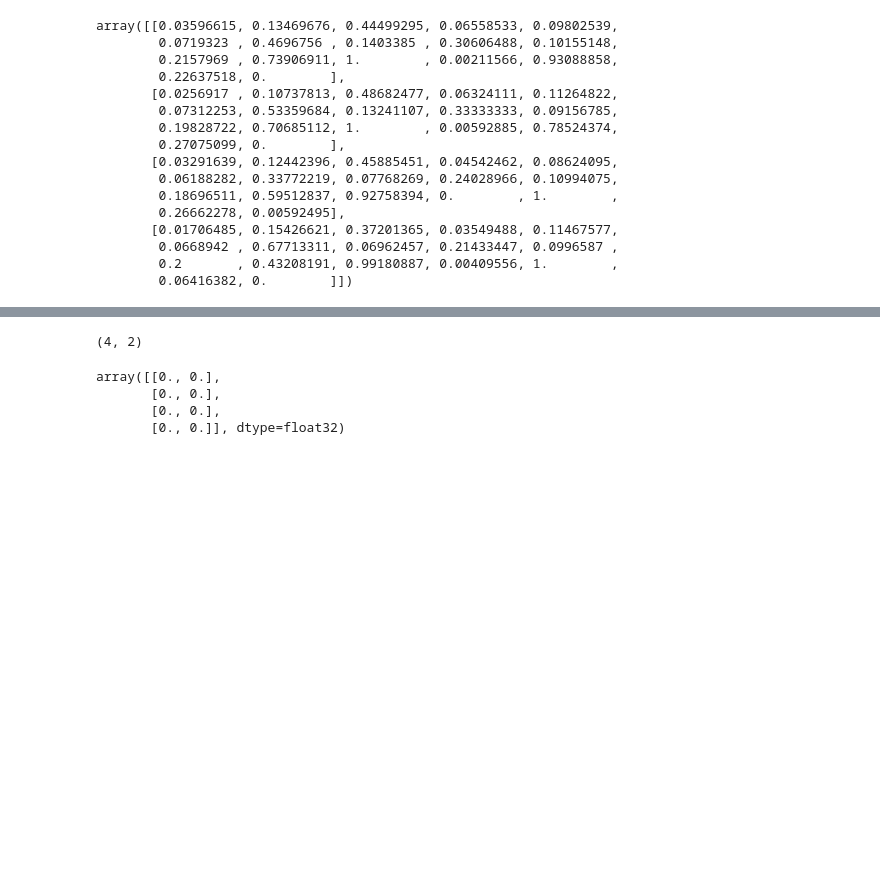
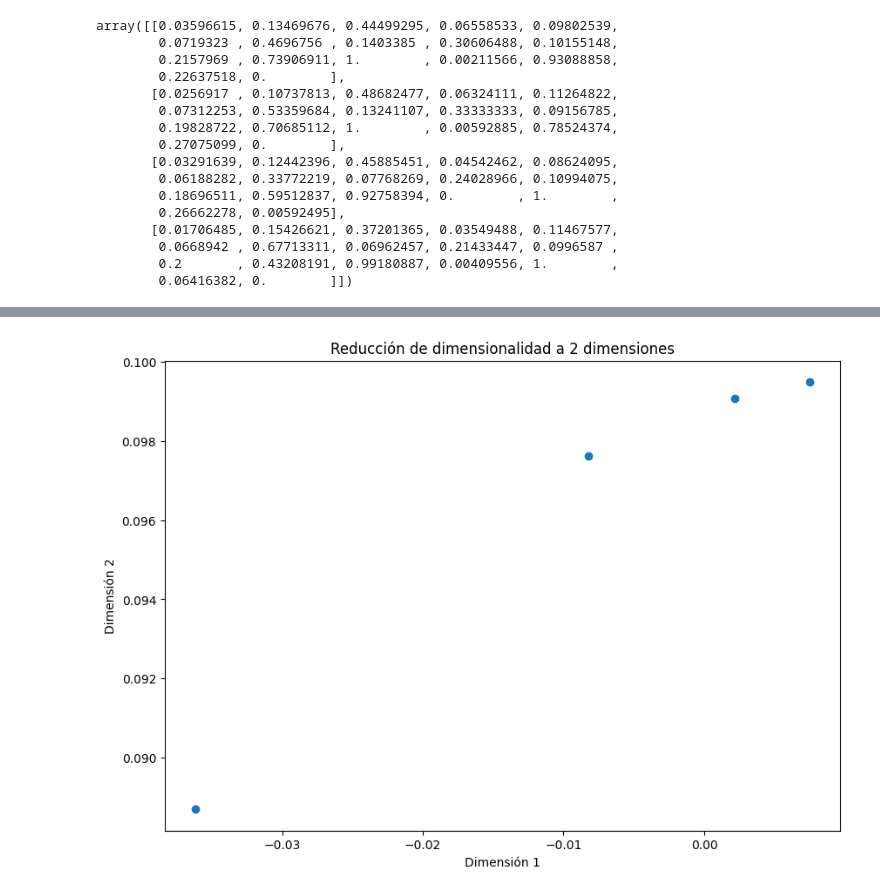
Before and after one commit to Priscigs/Lab5-DS, a Jupyter notebook: Lab5.ipynb, the cells around one changed output, grey strips where cells are left out. Cells and saved outputs as stored; diff of their text form; code cells hidden in the pictures; blank space fills up the shorter version.

```diff
--- a/Lab5.ipynb
+++ b/Lab5.ipynb
@@ -121,3 +92,12 @@ autocodificador = Sequential([codificador,
+# %%
+autocodificador = Sequential([
+    Dense(units=10, activation='relu', input_shape=(17,)),  # Ajustado a 17 características
+    Dense(units=5, activation='relu'),
+    Dense(units=2, activation='linear'),  # Capa de cuello de botella
+    Dense(units=5, activation='relu'),
+    Dense(units=10, activation='relu'),
+    Dense(units=17, activation='linear')  # Igual que el número de características de entrada
+])
 # %%
-autocodificador.compile(loss = "mse",
-                        optimizer = SGD(learning_rate = 1.5), metrics=['Accuracy'])
+autocodificador.compile(loss="mse", optimizer=Adam(learning_rate=0.001), metrics=['accuracy'])
+autocodificador.fit(norm_arr, norm_arr, epochs=50)
@@ -124,4 +124,0 @@ autocodificador.compile(loss = "mse",
-# %%
-autocodificador.fit(norm_arr,
-                    norm_arr,
-                    epochs = 10)
@@ -150,3 +125,3 @@ Epoch 10/10
 # %%
-codificado_2dim = codificador.predict(norm_arr)
+codificado_2dim = autocodificador.predict(norm_arr)
 # %% [output]
@@ -154,11 +129,10 @@ codificado_2dim = codificador.predict(norm_arr)
-# %%
-codificado_2dim.shape
-# %% [output]
-(4, 2)
-# %%
-codificado_2dim
-# %% [output]
-array([[0., 0.],
-       [0., 0.],
-       [0., 0.],
-       [0., 0.]], dtype=float32)
+# %%
+# 3.2 Visualizar las dos dimensiones en un gráfico de dispersión
+plt.figure(figsize=(10, 7))
+plt.scatter(codificado_2dim[:, 0], codificado_2dim[:, 1])
+plt.title('Reducción de dimensionalidad a 2 dimensiones')
+plt.xlabel('Dimensión 1')
+plt.ylabel('Dimensión 2')
+plt.show()
+# %% [output]
+[figure, added]
```
Also changed, not shown: parts of 11 cells of this notebook.
